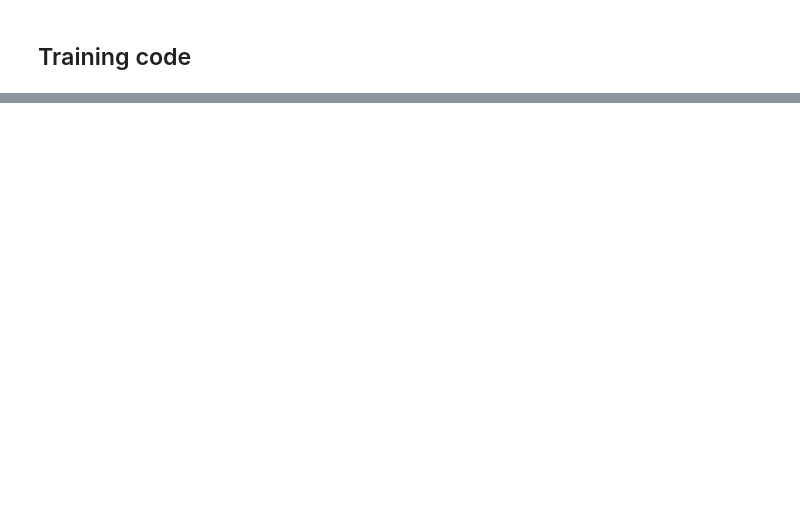
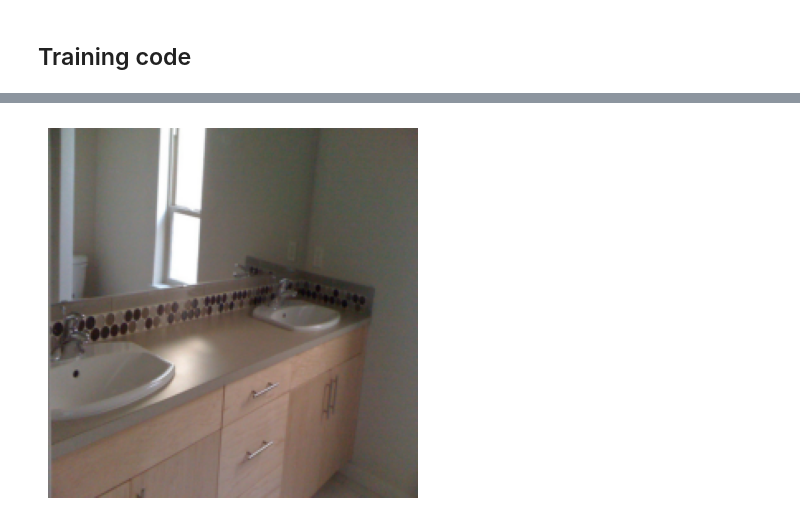
Before and after one commit to Incomprehensible/Transformer-Image-Captioning, a Jupyter notebook: train_model.ipynb, the cells around one changed output, grey strips where cells are left out. Saved outputs shown, nothing was run; the diff lists cells and outputs as text; code cells hidden in the pictures; blank space fills up the shorter version.

```diff
--- a/train_model.ipynb
+++ b/train_model.ipynb
@@ -749,7 +757,7 @@ linear.bias: torch.Size([10042])
 # %%
 if config["NUM_FREEZE_EPOCHS"] > 0:
     # Train the model for freezing phase
-    results, best_early_model_test_state, best_early_model_bleu_state, best_early_model_meteor_state = train(model=transformer,
+    results, best_early_test_state, best_early_bleu_state, best_early_meteor_state = train(model=transformer,
                     config=config,
                     tokenizer=tokenizer,
                     train_dataloader=train_dataloader,
@@ -758,9 +766,9 @@ if config["NUM_FREEZE_EPOCHS"] > 0:
                     scheduler=scheduler,
                     epochs=config["NUM_FREEZE_EPOCHS"],
                     device=device,
-                    return_best_model=True,
+                    return_best_model=False,
                     return_best_bleu=False,
-                    return_best_meteor=False,
+                    return_best_meteor=True,
                     calculate_metrics=True,
                     metrics_calculator=nlg_metrics,
                     early_stop_patience=config["EARLY_STOPPING_PATIENCE"],
@@ -768,0 +867,72 @@ if config["NUM_FREEZE_EPOCHS"] > 0:
+# %%
+IMAGENET_MEAN = torch.tensor([0.485, 0.456, 0.406]).view(3, 1, 1)
+IMAGENET_STD  = torch.tensor([0.229, 0.224, 0.225]).view(3, 1, 1)
+
+def denormalize(img):
+    return img * IMAGENET_STD + IMAGENET_MEAN
+# %%
+if config["NUM_FREEZE_EPOCHS"] > 0:
+        transformer.eval()
+        transformer_best_state.eval()
+        transformer_best_bleu.eval()
+        transformer_best_meteor.eval()
+
+        batch = next(iter(train_dataloader))
+        image = batch["pixel_values"][0].unsqueeze(0).to(device)
+        print('Caption GT: ', batch["description"][0])
+        print('Input image shape:', image.shape)
+        # plot input image
+        img = image[0].cpu()
+        img = denormalize(img)
+        img = img.clamp(0, 1)
+        img = img.permute(1, 2, 0).numpy()
+        plt.imshow(img)
+        plt.axis('off')
+        plt.show()
+
+        tokens = transformer.generate(image,
+                bos_token=tokenizer.get_vocab()[cfg.SpecialTokens.BOS.value],
+                eos_token=tokenizer.get_vocab()[cfg.SpecialTokens.EOS.value],
+                max_len=L,
+                device=device,
+                used_tokens_penalty=False)
+        if not isinstance(tokens, torch.Tensor):
+                tokens = torch.tensor(tokens)
+        # print('Generated token ids:', tokens)
+        # print(tokens.shape)
+        decoded_caption = tokenizer.decode(tokens)
+        print('(Longest trained model) Generated caption:', decoded_caption)
+
+        tokens = transformer_best_state.generate(image,
+                bos_token=tokenizer.get_vocab()[cfg.SpecialTokens.BOS.value],
+                eos_token=tokenizer.get_vocab()[cfg.SpecialTokens.EOS.value],
+                max_len=L,
+                device=device,
+                used_tokens_penalty=False)
+        if not isinstance(tokens, torch.Tensor):
+                tokens = torch.tensor(tokens)
+        decoded_caption = tokenizer.decode(tokens)
+        print('(Best test loss model) Generated caption:', decoded_caption)
+
+        tokens = transformer_best_bleu.generate(image,
+                bos_token=tokenizer.get_vocab()[cfg.SpecialTokens.BOS.value],
+                eos_token=tokenizer.get_vocab()[cfg.SpecialTokens.EOS.value],
+                max_len=L,
+                device=device,
+                used_tokens_penalty=False)
+        if not isinstance(tokens, torch.Tensor):
+                tokens = torch.tensor(tokens)
+        decoded_caption = tokenizer.decode(tokens)
+        print('(Best BLEU model) Generated caption:', decoded_caption)
+
+        tokens = transformer_best_meteor.generate(image,
+                bos_token=tokenizer.get_vocab()[cfg.SpecialTokens.BOS.value],
+                eos_token=tokenizer.get_vocab()[cfg.SpecialTokens.EOS.value],
+                max_len=L,
+                device=device,
+                used_tokens_penalty=False)
+        if not isinstance(tokens, torch.Tensor):
+                tokens = torch.tensor(tokens)
+        decoded_caption = tokenizer.decode(tokens)
+        print('(Best METEOR model) Generated caption:', decoded_caption)
+# %% [output]
@@ -768,0 +941 @@ if config["NUM_FREEZE_EPOCHS"] > 0:
+[figure, added]
```
Also changed, not shown: parts of 35 cells of this notebook, 4 other files.
